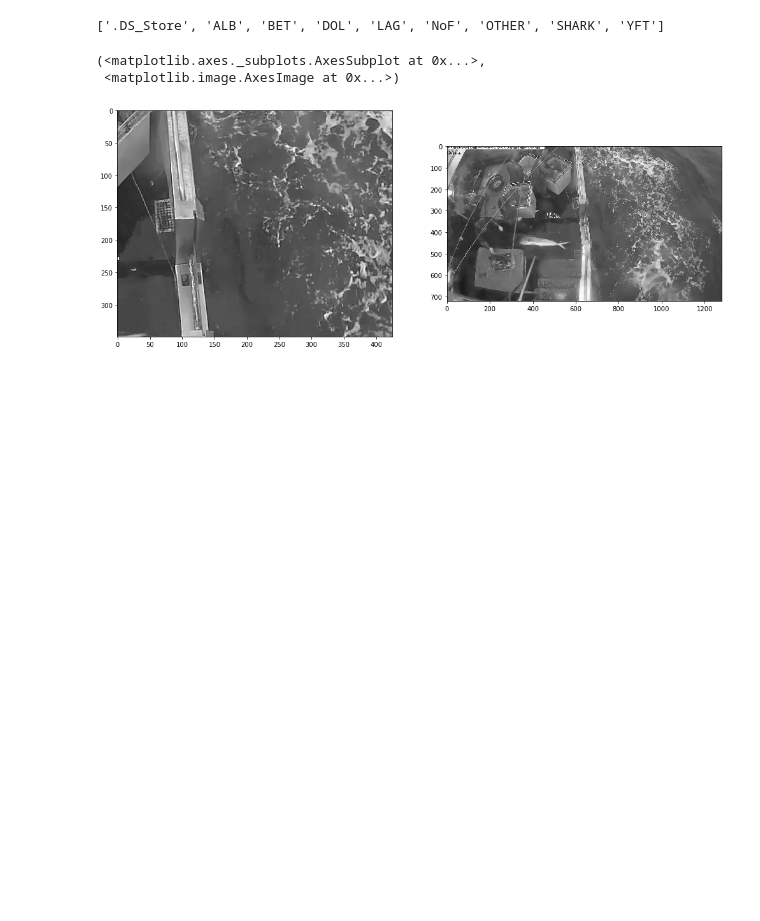
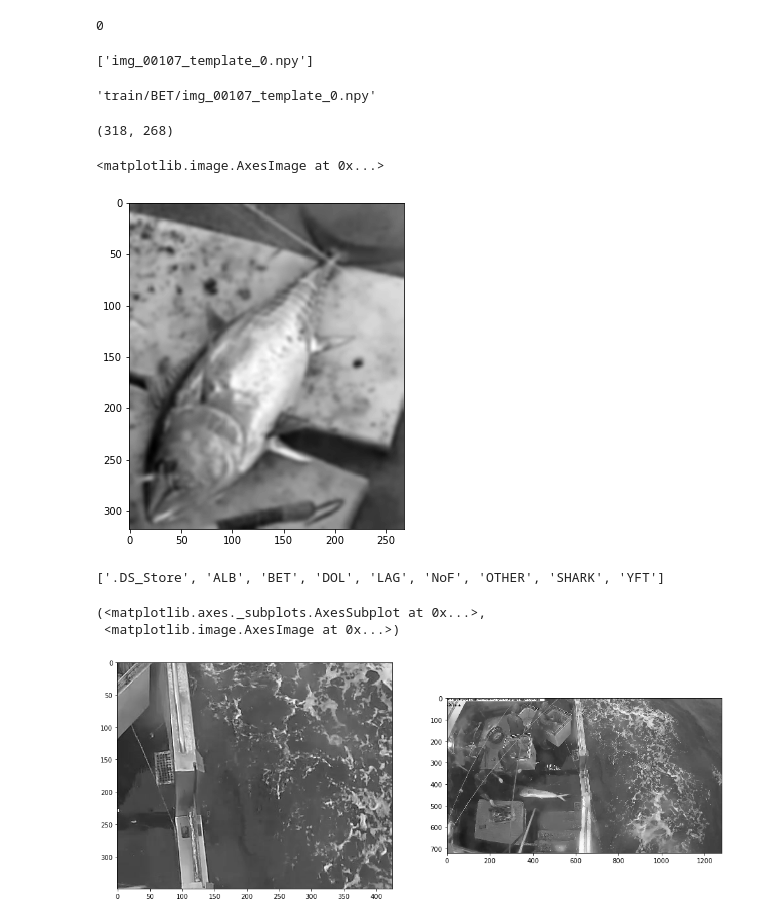
Before and after one commit to renato145/tagger-helper, a Jupyter notebook: tests.ipynb, the cells around one changed output. Saved outputs shown, nothing was run; the diff lists cells and outputs as text; code cells hidden in the pictures; blank space fills up the shorter version.

Commit message:
adding template match

```diff
--- a/tests.ipynb
+++ b/tests.ipynb
@@ -5,3 +31,31 @@ abs(-1)
+# %%
+len([x for x in os.listdir(f) if x.find('.json') > -1])
+# %% [output]
+0
+# %%
+import numpy as np
+
+f = 'train/BET'
+print([x for x in os.listdir(f) if x.find('.npy') > -1])
+np_file = os.path.join(f, [x for x in os.listdir(f) if x.find('.npy') > -1][0])
+np_file
+# %% [output]
+['img_00107_template_0.npy']
+'train/BET/img_00107_template_0.npy'
+# %%
+img.shape
+# %% [output]
+(318, 268)
+# %%
+import matplotlib.pyplot as plt
+%matplotlib inline
+
+img = np.load(np_file)
+plt.figure(figsize=(17,6))
+plt.imshow(img, 'gray')
+# %% [output]
+<matplotlib.image.AxesImage at 0x...>
+[figure, added]
 # %%
 files = os.listdir('train')
 files.sort()
```
Also changed, not shown: parts of 4 cells of this notebook, 7 other files.
